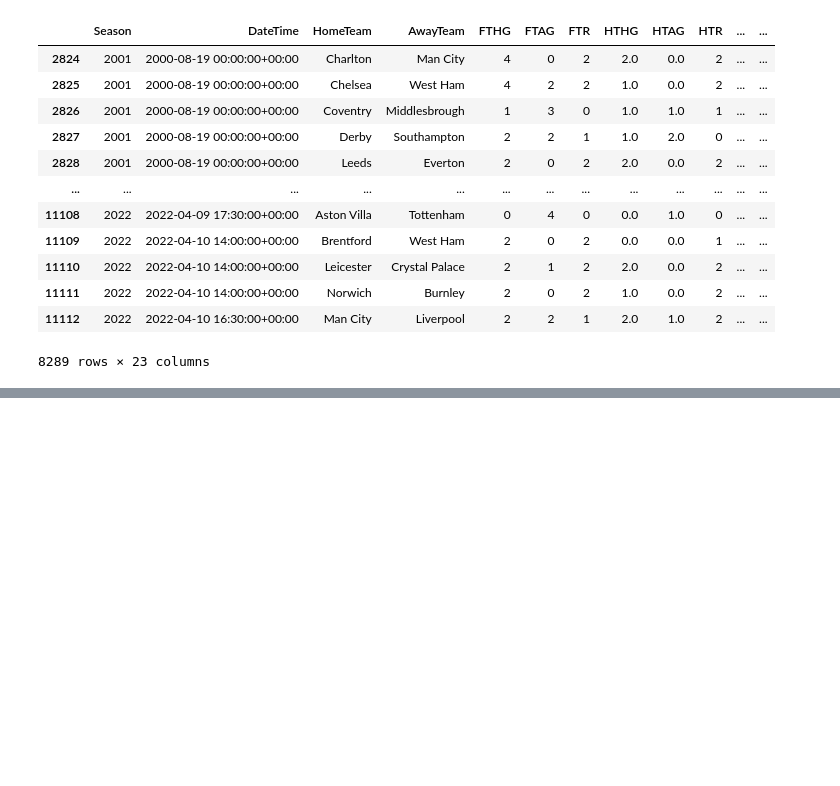
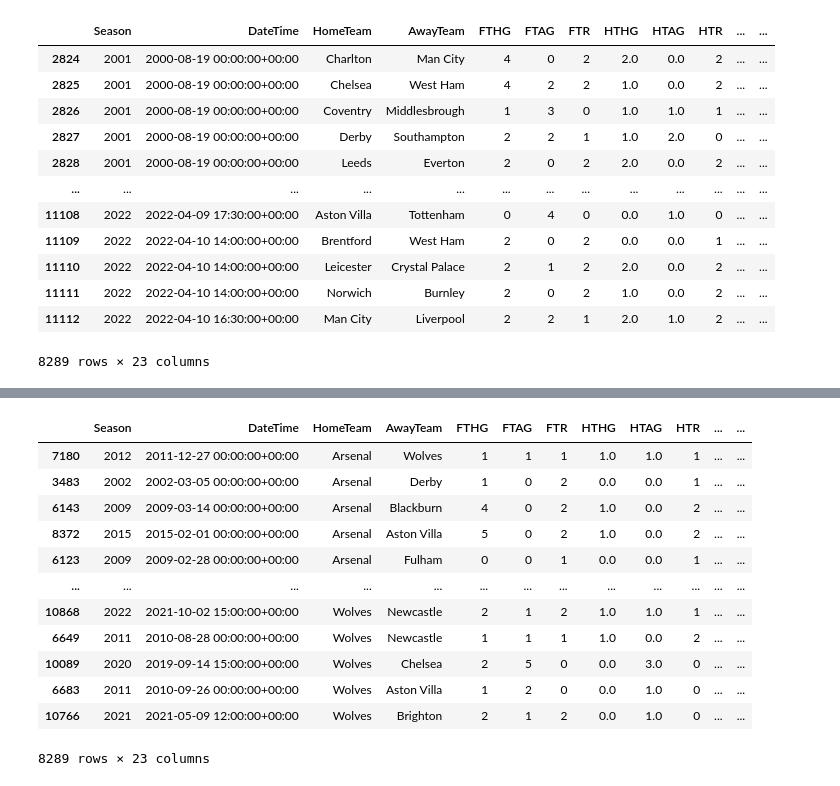
Before and after one commit to shanedsz/Sports-Betting-ML-Model, a Jupyter notebook: Data Cleaning Notebooks/epl_match_data.ipynb, the cells around one changed output, grey strips where cells are left out. Drawn from its saved outputs; the diff is of its cells as text; code cells hidden in the pictures; blank space fills up the shorter version.

```diff
--- a/Data Cleaning Notebooks/epl_match_data.ipynb
+++ b/Data Cleaning Notebooks/epl_match_data.ipynb
@@ -220,3 +254,20 @@ dtype: object
+# %%
+df_epl = df_epl.sort_values('HomeTeam')
+df_epl
+# %% [output]
+|  | Season | DateTime | HomeTeam | AwayTeam | FTHG | FTAG | FTR | HTHG | HTAG | HTR | ... | ... |
+| 7180 | 2012 | 2011-12-27 00:00:00+00:00 | Arsenal | Wolves | 1 | 1 | 1 | 1.0 | 1.0 | 1 | ... | ... |
+| 3483 | 2002 | 2002-03-05 00:00:00+00:00 | Arsenal | Derby | 1 | 0 | 2 | 0.0 | 0.0 | 1 | ... | ... |
+| 6143 | 2009 | 2009-03-14 00:00:00+00:00 | Arsenal | Blackburn | 4 | 0 | 2 | 1.0 | 0.0 | 2 | ... | ... |
+| 8372 | 2015 | 2015-02-01 00:00:00+00:00 | Arsenal | Aston Villa | 5 | 0 | 2 | 1.0 | 0.0 | 2 | ... | ... |
+| 6123 | 2009 | 2009-02-28 00:00:00+00:00 | Arsenal | Fulham | 0 | 0 | 1 | 0.0 | 0.0 | 1 | ... | ... |
+| ... | ... | ... | ... | ... | ... | ... | ... | ... | ... | ... | ... | ... |
+| 10868 | 2022 | 2021-10-02 15:00:00+00:00 | Wolves | Newcastle | 2 | 1 | 2 | 1.0 | 1.0 | 1 | ... | ... |
+| 6649 | 2011 | 2010-08-28 00:00:00+00:00 | Wolves | Newcastle | 1 | 1 | 1 | 1.0 | 0.0 | 2 | ... | ... |
+| 10089 | 2020 | 2019-09-14 15:00:00+00:00 | Wolves | Chelsea | 2 | 5 | 0 | 0.0 | 3.0 | 0 | ... | ... |
+| 6683 | 2011 | 2010-09-26 00:00:00+00:00 | Wolves | Aston Villa | 1 | 2 | 0 | 0.0 | 1.0 | 0 | ... | ... |
+| 10766 | 2021 | 2021-05-09 12:00:00+00:00 | Wolves | Brighton | 2 | 1 | 2 | 0.0 | 1.0 | 0 | ... | ... |
+8289 rows × 23 columns
 # %%
 # Creating a list of the categorical labels left
 categorical_variables = list(df_epl.dtypes[df_epl.dtypes == "object"].index)
```
Also changed, not shown: parts of 8 cells of this notebook, 2 other files.
